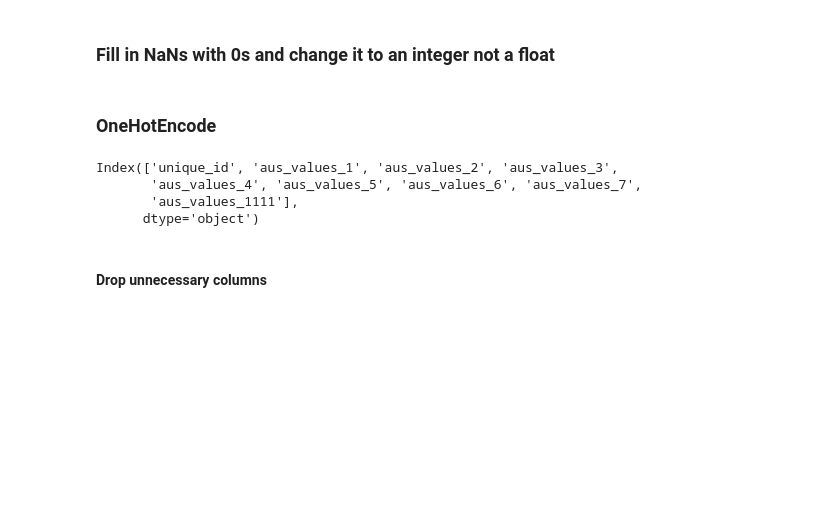
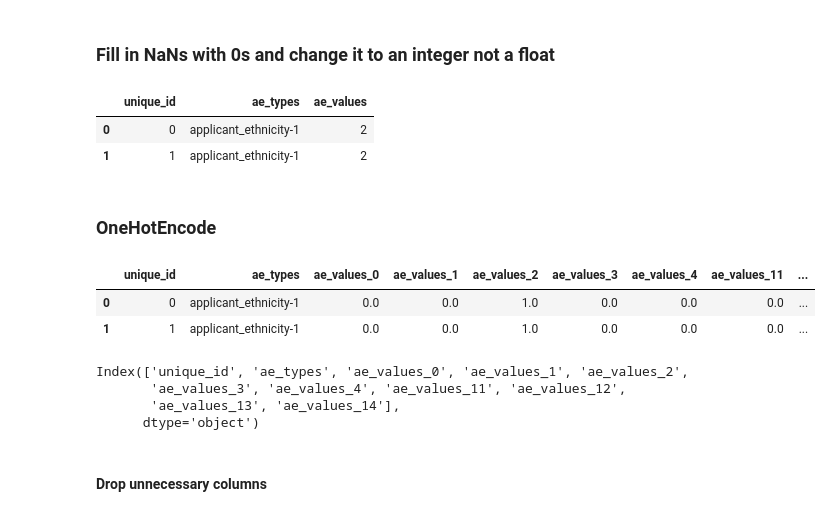
Before and after one commit to catdgomez/redlined_by_algorithm, a Jupyter notebook: notebooks/redlined_by_algorithm_exploratory.ipynb, the cells around one changed output. Saved outputs shown, nothing was run; the diff lists cells and outputs as text; code cells hidden in the pictures; blank space fills up the shorter version.

```diff
--- a/notebooks/redlined_by_algorithm_exploratory.ipynb
+++ b/notebooks/redlined_by_algorithm_exploratory.ipynb
@@ -251,9 +249,9 @@ hmda_aus.head(2)
 # %%
 # melting data into small df to ohe it
-hmda_melted = hmda_2022_credit_score_co.melt(
+hmda_ae_melted = hmda_aus.melt(
     id_vars="unique_id",
-    value_vars=["aus-1", "aus-2", "aus-3", "aus-4", "aus-5"],
-    var_name="aus_types",
-    value_name="aus_values"
+    value_vars=["applicant_ethnicity-1", "applicant_ethnicity-2", "applicant_ethnicity-3", "applicant_ethnicity-4", "applicant_ethnicity-5"],
+    var_name="ae_types",
+    value_name="ae_values"
 )
 # %%
@@ -267,5 +271,9 @@ hmda_melted["aus_values"] = hmda_melted["aus_values"].fillna(0).astype(int)
 # %%
-hmda_melted.head(2)
+hmda_ae_melted.head(2)
+# %% [output]
+|  | unique_id | ae_types | ae_values |
+| 0 | 0 | applicant_ethnicity-1 | 2 |
+| 1 | 1 | applicant_ethnicity-1 | 2 |
 # %% [markdown]
 ### OneHotEncode
 # %%
@@ -280,11 +288,15 @@ hmda_ohe = pd.concat([hmda_melted.drop(columns=["aus_values"]), encoded_df], axi
 # %%
-hmda_ohe.head(2)#["aus_values_7.0"].unique()#.head(2)
+hmda_ae_ohe.head(2)#["aus_values_7.0"].unique()#.head(2)
+# %% [output]
+|  | unique_id | ae_types | ae_values_0 | ae_values_1 | ae_values_2 | ae_values_3 | ae_values_4 | ae_values_11 | ... |
+| 0 | 0 | applicant_ethnicity-1 | 0.0 | 0.0 | 1.0 | 0.0 | 0.0 | 0.0 | ... |
+| 1 | 1 | applicant_ethnicity-1 | 0.0 | 0.0 | 1.0 | 0.0 | 0.0 | 0.0 | ... |
 # %%
-hmda_ohe.columns.unique()
+hmda_ae_ohe.columns.unique()
 # %% [output]
-Index(['unique_id', 'aus_values_1', 'aus_values_2', 'aus_values_3',
-       'aus_values_4', 'aus_values_5', 'aus_values_6', 'aus_values_7',
-       'aus_values_1111'],
+Index(['unique_id', 'ae_types', 'ae_values_0', 'ae_values_1', 'ae_values_2',
+       'ae_values_3', 'ae_values_4', 'ae_values_11', 'ae_values_12',
+       'ae_values_13', 'ae_values_14'],
       dtype='object')
 # %% [markdown]
 #### Drop unnecessary columns
```
Also changed, not shown: parts of 97 cells of this notebook.
